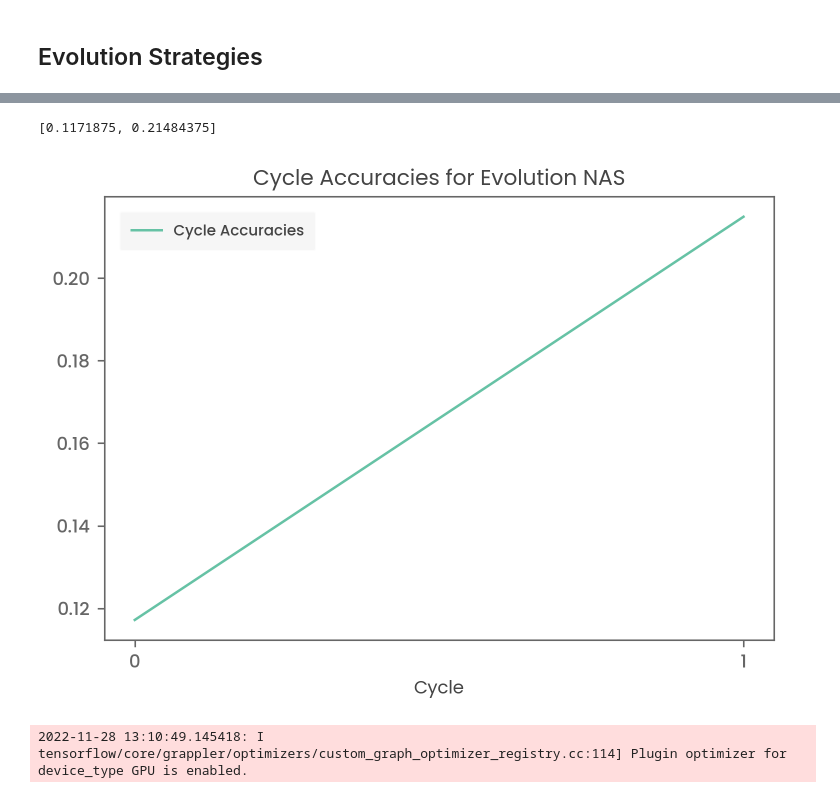
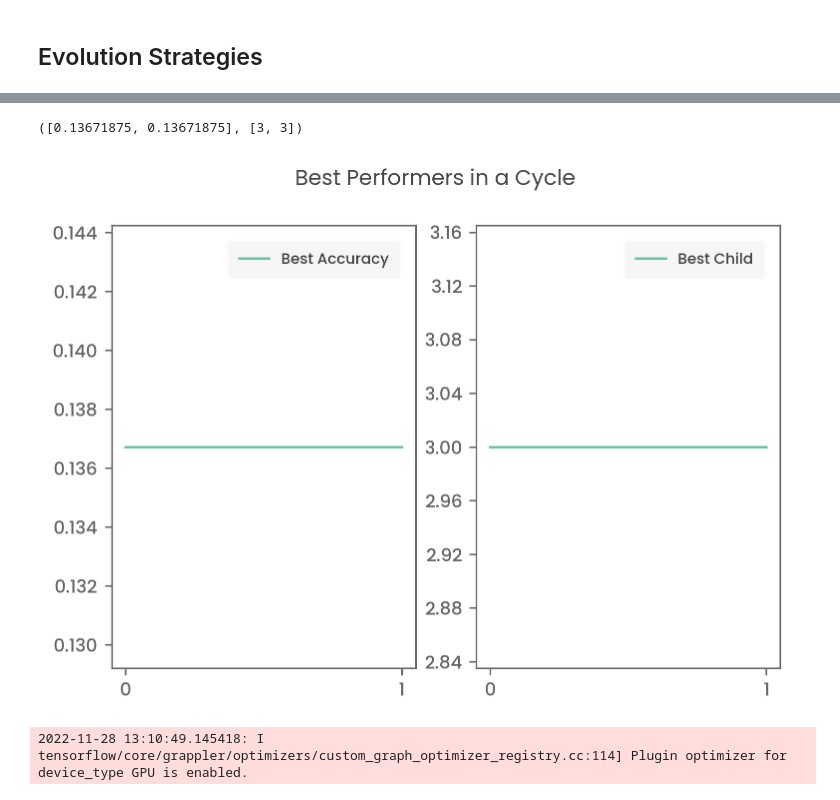
Before and after one commit to NareshPS/doi-ml, a Jupyter notebook: evolution/AmoebaNet.ipynb, the cells around one changed output, grey strips where cells are left out. Drawn from its saved outputs; the diff is of its cells as text; code cells hidden in the pictures.

```diff
--- a/evolution/AmoebaNet.ipynb
+++ b/evolution/AmoebaNet.ipynb
@@ -89,10 +89,12 @@ class ParentSelectionStrategies(object):
         self.elementary_strategies = [
             'best',
             'best_and_random',
+            'top_two',
         ]
         self.strategies = {
             'best': self.best,
             'best_and_random': self.best_and_random,
+            'top_two': self.top_two,
         }
         self.child_params = child_params
 
@@ -101,6 +103,9 @@ class ParentSelectionStrategies(object):
         random_parent = random.randrange(num_candidates-1)
 
         return [best_parent, random_parent]
+
+    def top_two(self, num_candidates):
+        return [num_candidates-1, num_candidates-2]
 
     def best(self, num_candidates):
         best_parent = num_candidates - 1
@@ -627,15 +654,22 @@ plt.gca().xaxis.set_major_locator(ticker.MaxNLocator(integer=True))
 # %%
+fig, axes = plt.subplots(1, 2)
+ax_acc, ax_child = axes
 
-plt.plot(controller.best_accuracies, label='Cycle Accuracies')
-plt.xlabel('Cycle')
-plt.legend()
-plt.title('Cycle Accuracies for Evolution NAS')
-plt.gca().xaxis.set_major_locator(ticker.MaxNLocator(integer=True))
+ax_acc.plot(controller.best_accuracies, label='Best Accuracy')
+ax_acc.legend()
+ax_acc.xaxis.set_major_locator(ticker.MaxNLocator(integer=True))
 
-controller.best_accuracies
+ax_child.plot(controller.best_children, label='Best Child')
+ax_child.legend()
+ax_child.xaxis.set_major_locator(ticker.MaxNLocator(integer=True))
+ax_child.yaxis.set_major_locator(ticker.MaxNLocator(integer=True))
+
+fig.suptitle('Best Performers in a Cycle')
+
+controller.best_accuracies, controller.best_children
 # %% [output]
-[0.1171875, 0.21484375]
+([0.13671875, 0.13671875], [3, 3])
-[figure, old version]
+[figure, new version]
 # %%
 controller.create_random_child()
 # %% [output]
```
Also changed, not shown: parts of 3 cells of this notebook.
